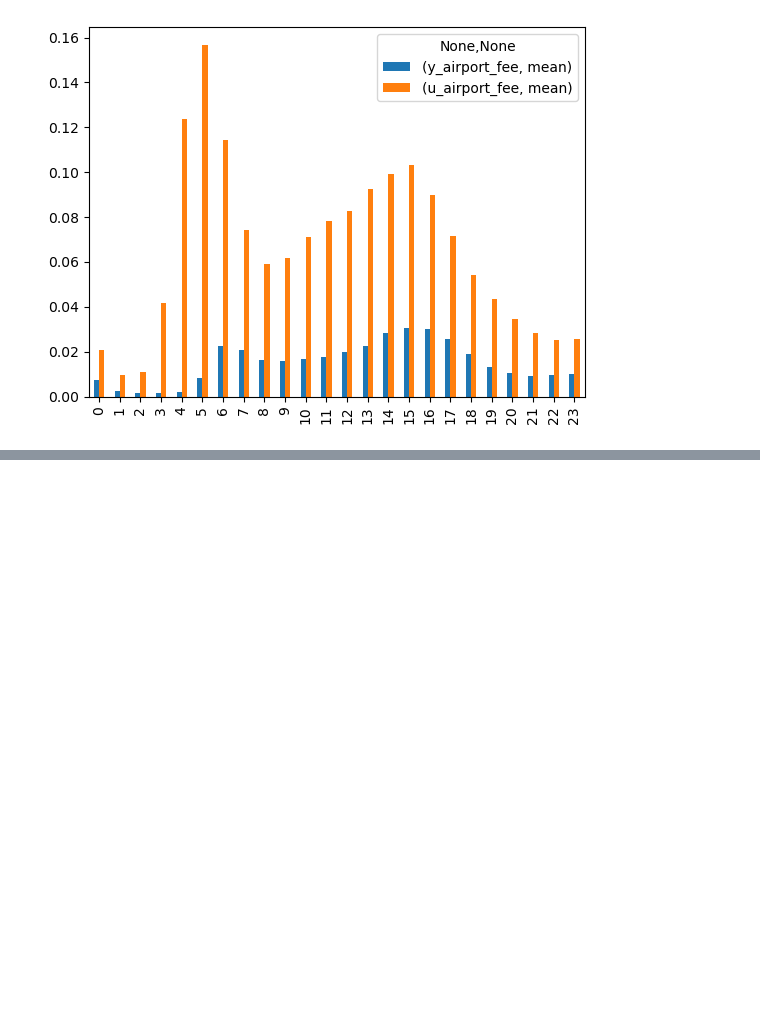
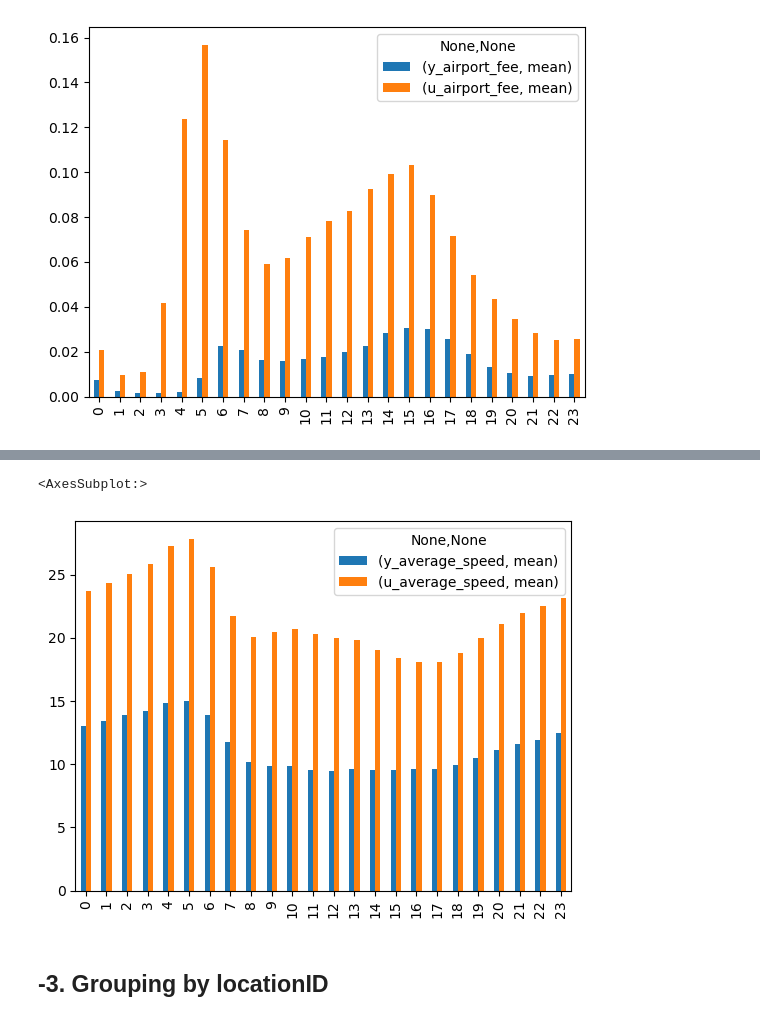
Before and after one commit to MixGolem0430/uber_research, a Jupyter notebook: descriptive_statistics_of_yellow_vs_uber.ipynb, the cells around one changed output, grey strips where cells are left out. Cells and saved outputs as stored; diff of their text form; code cells hidden in the pictures; blank space fills up the shorter version.

```diff
--- a/descriptive_statistics_of_yellow_vs_uber.ipynb
+++ b/descriptive_statistics_of_yellow_vs_uber.ipynb
@@ -368,0 +393,5 @@ yu_hourly.plot(y=[('y_airport_fee','mean'),('u_airport_fee','mean')],kind='bar')
+# %%
+yu_hourly.plot(y=[('y_average_speed','mean'),('u_average_speed','mean')],kind='bar')
+# %% [output]
+<AxesSubplot:>
+[figure, added]
@@ -368,0 +400,2 @@ yu_hourly.plot(y=[('y_airport_fee','mean'),('u_airport_fee','mean')],kind='bar')
+# %% [markdown]
+## -3. Grouping by locationID
```
Also changed, not shown: parts of 70 cells of this notebook.
